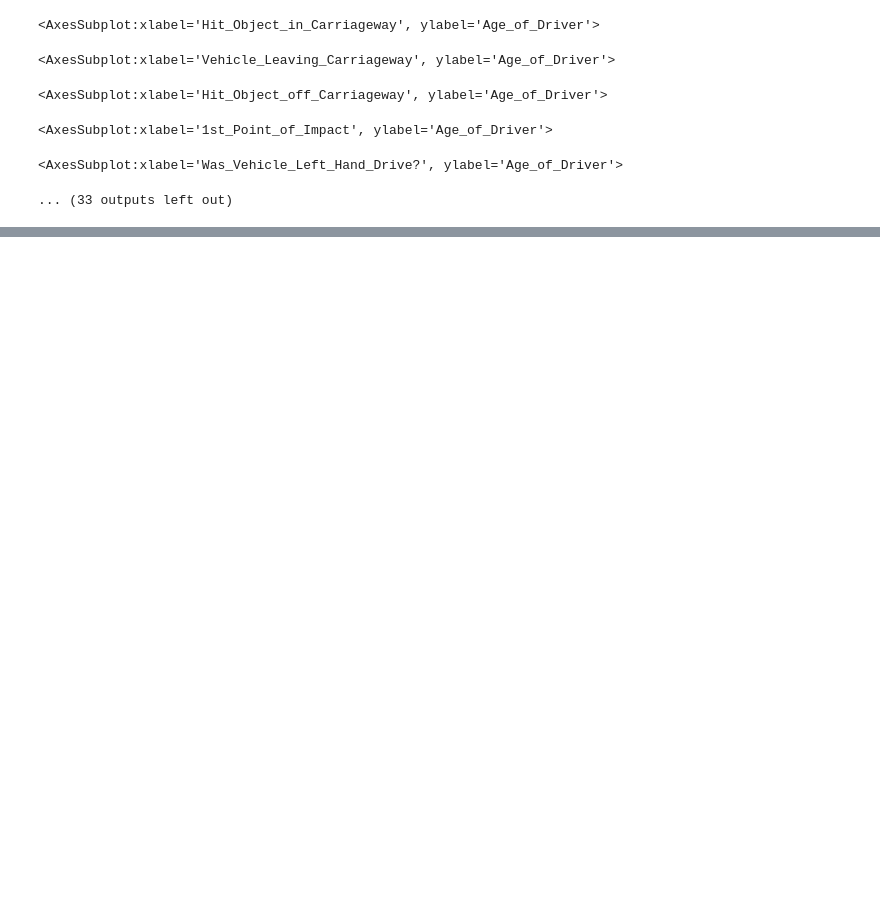
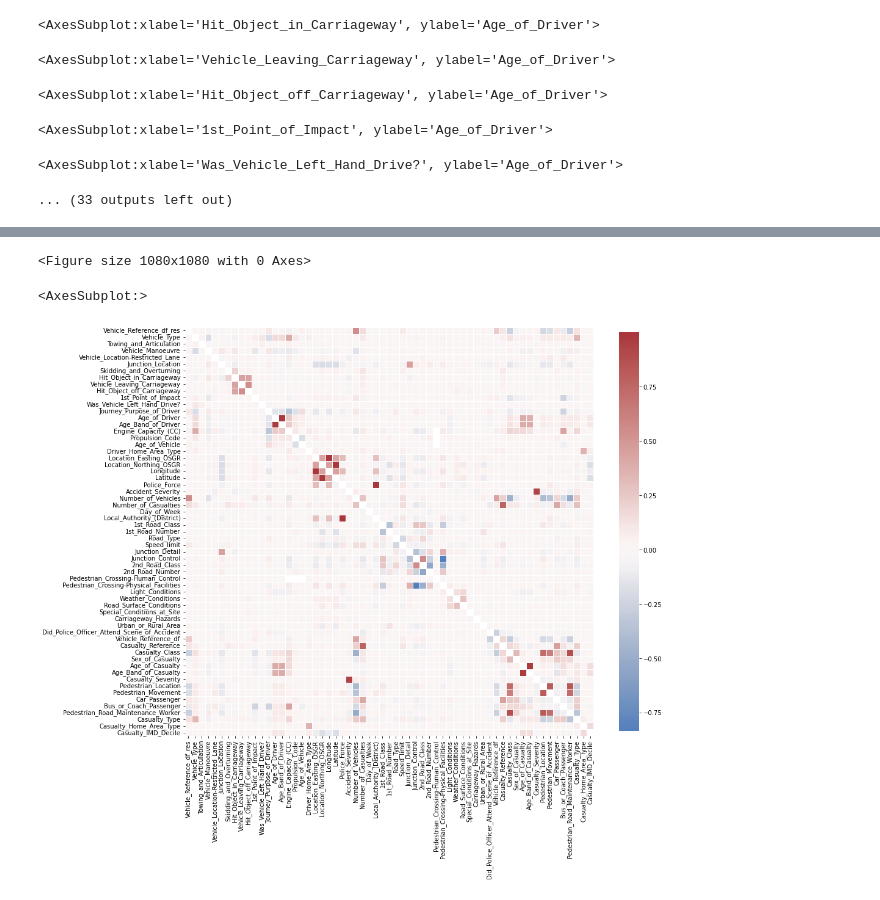
Before and after one commit to procodata/BoilerPlate, a Jupyter notebook: eda.ipynb, the cells around one changed output, grey strips where cells are left out. Saved outputs shown, nothing was run; the diff lists cells and outputs as text; code cells hidden in the pictures; blank space fills up the shorter version.

```diff
--- a/eda.ipynb
+++ b/eda.ipynb
@@ -270,0 +324,4 @@ fig.tight_layout()
+# %%
+# Computes feature correlation
+df_corr = df_X.corr(method="pearson")
+df_corr
@@ -270,0 +342,10 @@ fig.tight_layout()
+# %%
+# Plot correlation matrix
+plt.figure(figsize=(15, 15))
+sns.heatmap(df_corr, mask=np.eye(len(df_corr)), square=True,
+            center=0, fmt='', linewidths=.5,
+            cmap="vlag", cbar_kws={"shrink": 0.8})
+# %% [output]
+<Figure size 1080x1080 with 0 Axes>
+<AxesSubplot:>
+[figure, added]
```
Also changed, not shown: parts of 12 cells of this notebook, 2 other files.
